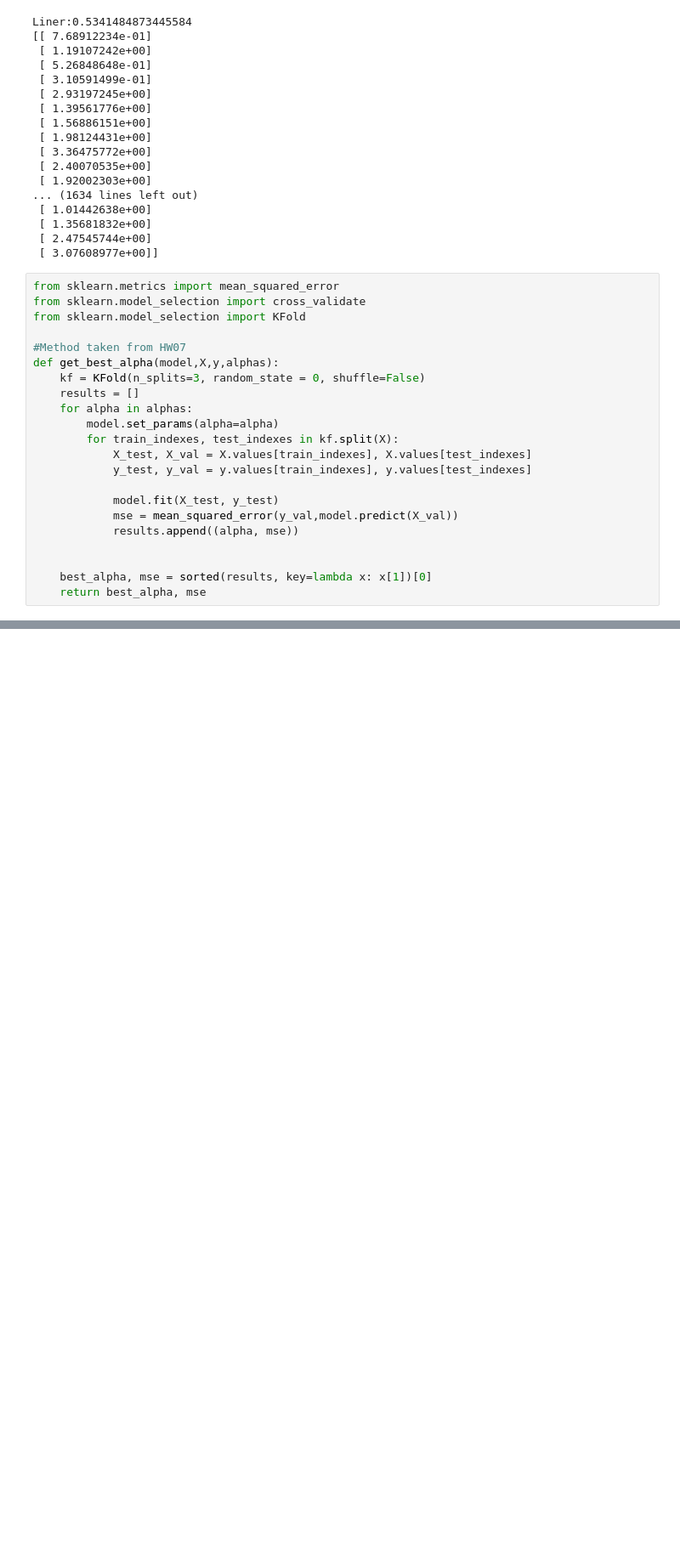
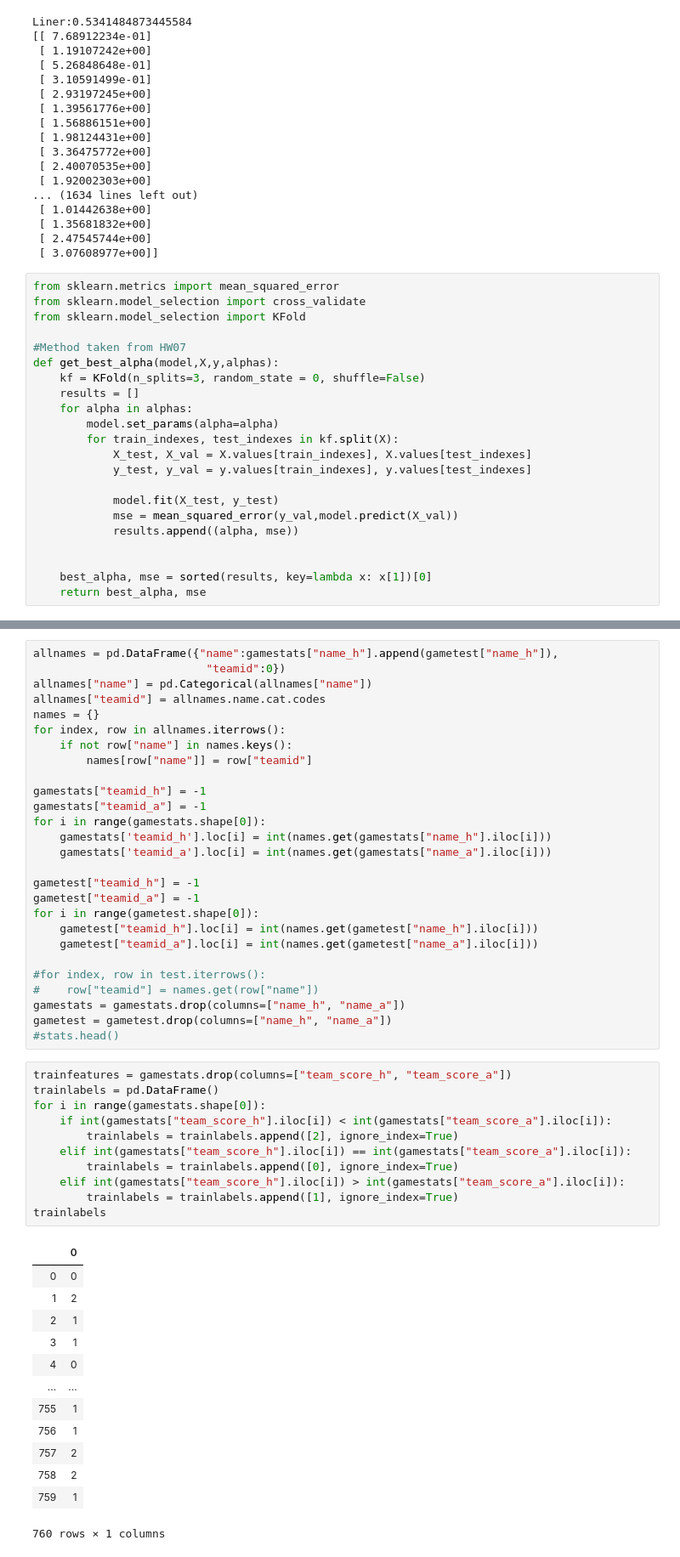
Before and after one commit to leppsalujyrgen/Entropy-of-Football-Statistics, a Jupyter notebook: Data Modelling/statistics-regression.ipynb, the cells around one changed output, grey strips where cells are left out. Shown: that part at 85% size. Drawn from its saved outputs; the diff is of its cells as text; blank space fills up the shorter version.

```diff
--- a/Data Modelling/statistics-regression.ipynb
+++ b/Data Modelling/statistics-regression.ipynb
@@ -219,0 +241,52 @@ right/all
+# %%
+allnames = pd.DataFrame({"name":gamestats["name_h"].append(gametest["name_h"]),
+                          "teamid":0})
+allnames["name"] = pd.Categorical(allnames["name"])
+allnames["teamid"] = allnames.name.cat.codes
+names = {}
+for index, row in allnames.iterrows():
+    if not row["name"] in names.keys():
+        names[row["name"]] = row["teamid"]
+
+gamestats["teamid_h"] = -1
+gamestats["teamid_a"] = -1
+for i in range(gamestats.shape[0]):
+    gamestats['teamid_h'].loc[i] = int(names.get(gamestats["name_h"].iloc[i]))
+    gamestats['teamid_a'].loc[i] = int(names.get(gamestats["name_a"].iloc[i]))
+
+gametest["teamid_h"] = -1
+gametest["teamid_a"] = -1
+for i in range(gametest.shape[0]):
+    gametest["teamid_h"].loc[i] = int(names.get(gametest["name_h"].iloc[i]))
+    gametest["teamid_a"].loc[i] = int(names.get(gametest["name_a"].iloc[i]))
+
+#for index, row in test.iterrows():
+#    row["teamid"] = names.get(row["name"])
+gamestats = gamestats.drop(columns=["name_h", "name_a"])
+gametest = gametest.drop(columns=["name_h", "name_a"])
+#stats.head()
+# %%
+trainfeatures = gamestats.drop(columns=["team_score_h", "team_score_a"])
+trainlabels = pd.DataFrame()
+for i in range(gamestats.shape[0]):
+    if int(gamestats["team_score_h"].iloc[i]) < int(gamestats["team_score_a"].iloc[i]):
+        trainlabels = trainlabels.append([2], ignore_index=True)
+    elif int(gamestats["team_score_h"].iloc[i]) == int(gamestats["team_score_a"].iloc[i]):
+        trainlabels = trainlabels.append([0], ignore_index=True)
+    elif int(gamestats["team_score_h"].iloc[i]) > int(gamestats["team_score_a"].iloc[i]):
+        trainlabels = trainlabels.append([1], ignore_index=True)
+trainlabels
+# %% [output]
+|  | 0 |
+| 0 | 0 |
+| 1 | 2 |
+| 2 | 1 |
+| 3 | 1 |
+| 4 | 0 |
+| ... | ... |
+| 755 | 1 |
+| 756 | 1 |
+| 757 | 2 |
+| 758 | 2 |
+| 759 | 1 |
+760 rows × 1 columns
```
Also changed, not shown: parts of 14 cells of this notebook, 2 other files.
